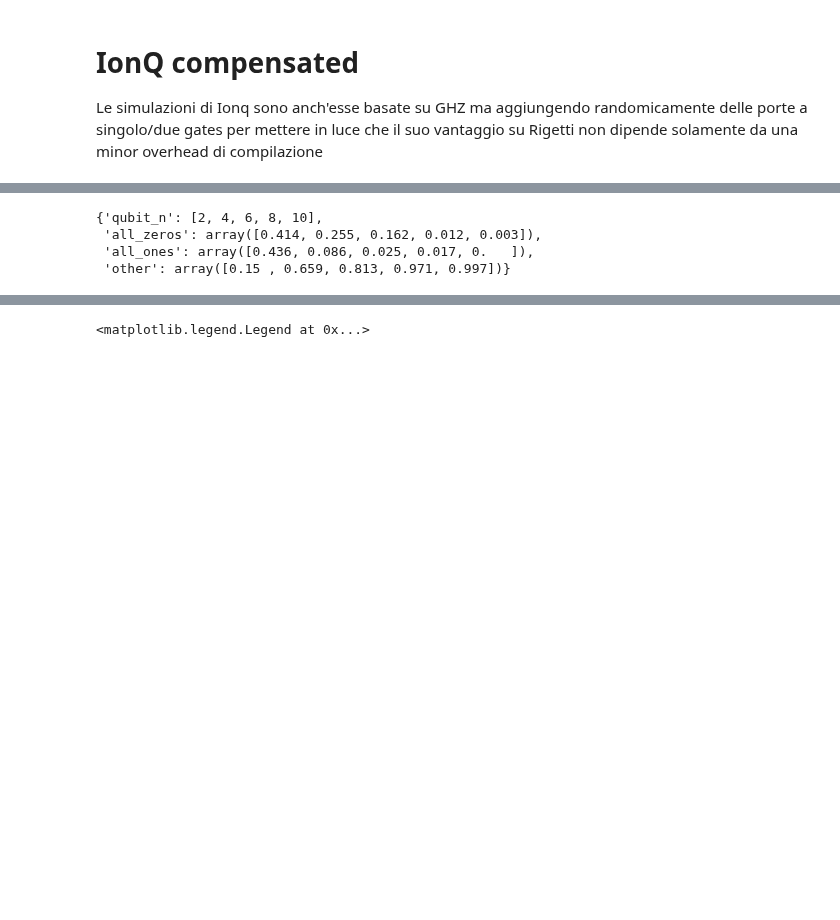
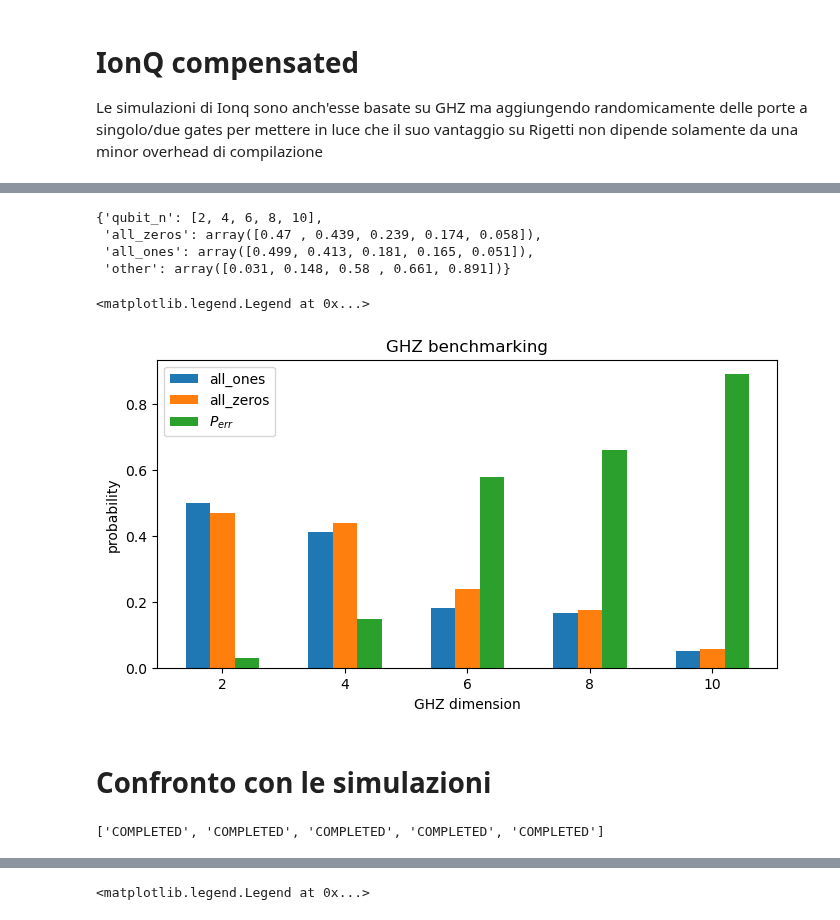
Before and after one commit to SwgAnno/QBench, a Jupyter notebook: RIGETTI VS IONQ/GHZ compensato.ipynb, the cells around one changed output, grey strips where cells are left out. Cells and saved outputs as stored; diff of their text form; code cells hidden in the pictures; blank space fills up the shorter version.

```diff
--- a/RIGETTI VS IONQ/GHZ compensato.ipynb
+++ b/RIGETTI VS IONQ/GHZ compensato.ipynb
@@ -80,6 +83,19 @@ with open('GHZ_rigetti.json','w') as f:
 rigetti_ids = [task.id for task in rigetti_tasks]
 # %%
 rigetti_task_scanners = [BraketTaskScanner(qtask=task) for task in rigetti_tasks]
+# %%
+def load_ids (filename):
+    with open(filename,'r') as f:
+        task_dict = json.load(f)
+        rigetti_ids = []
+        for key in task_dict:
+            #print(task_dict[key])
+            task = task_dict[key]
+            rigetti_ids.append(task['rigetti']['id'])
+    return rigetti_ids
+# %%
+rigetti_ids=load_ids('GHZ_rigetti.json')
+rigetti_task_scanners = [BraketTaskScanner(task_arn=arn) for arn in rigetti_ids]
 # %%
 status_rigetti = [task.get_status() for task in rigetti_task_scanners]
 print(status_rigetti)
@@ -230,21 +249,52 @@ all_zeros =np.zeros(len(n_qubits_list))
 other = np.zeros(len(n_qubits_list))
 
 for i,qubit_number in enumerate(n_qubits_list):
-    results = results_rigetti[i]
+    results = results_ion_q[i]
     meas_probs =results.measurement_probabilities
     all_ones[i] = meas_probs['1'*(qubit_number)] if '1'*(qubit_number) in meas_probs.keys() else 0
     all_zeros[i] = meas_probs['0'*(qubit_number)]if '0'*(qubit_number) in meas_probs.keys() else 0
     other[i] = 1 - all_ones[i] - all_zeros[i]
 
-measure_rigetti = {
+measure_ion_q = {
     'qubit_n' : n_qubits_list,
     'all_zeros':all_zeros,
     'all_ones':all_ones,
     'other':other
 }
-measure_rigetti
+measure_ion_q
 # %% [output]
 {'qubit_n': [2, 4, 6, 8, 10],
- 'all_zeros': array([0.414, 0.255, 0.162, 0.012, 0.003]),
- 'all_ones': array([0.436, 0.086, 0.025, 0.017, 0.   ]),
- 'other': array([0.15 , 0.659, 0.813, 0.971, 0.997])}
+ 'all_zeros': array([0.47 , 0.439, 0.239, 0.174, 0.058]),
+ 'all_ones': array([0.499, 0.413, 0.181, 0.165, 0.051]),
+ 'other': array([0.031, 0.148, 0.58 , 0.661, 0.891])}
+# %%
+fig, ax = plt.subplots(1, 1, figsize=(8,4))
+
+
+bar_width = .2
+x = np.arange(len(n_qubits_list))
+
+ax.bar(x, measure_ion_q['all_ones'],
+            width=bar_width,
+           label = 'all_ones')
+
+ax.bar(x+bar_width, measure_ion_q['all_zeros'],
+            width=bar_width,
+           label = 'all_zeros')
+
+ax.bar(x+2*bar_width, measure_ion_q['other'],
+            width=bar_width,
+           label = '$P_{err}$')
+
+
+ax.set_xticks(x + bar_width )
+ax.set_xticklabels(measure_ion_q['qubit_n'])
+ax.set_title('GHZ benchmarking')
+ax.set_xlabel('GHZ dimension')
+ax.set_ylabel('probability')
+ax.legend()
+# %% [output]
+<matplotlib.legend.Legend at 0x...>
+[figure, added]
+# %% [markdown]
+# Confronto con le simulazioni
@@ -250,0 +320,8 @@ measure_rigetti
+# %%
+ls_tasks = load_tasks("GHZ_l_s_.json")
+ls_scanners = [BraketTaskScanner(qtask = task) for key, task in ls_tasks.items()]
+
+status = [task.get_status() for task in ls_scanners]
+print(status)
+# %% [output]
+['COMPLETED', 'COMPLETED', 'COMPLETED', 'COMPLETED', 'COMPLETED']
```
Also changed, not shown: parts of 16 cells of this notebook, 2 other files.
